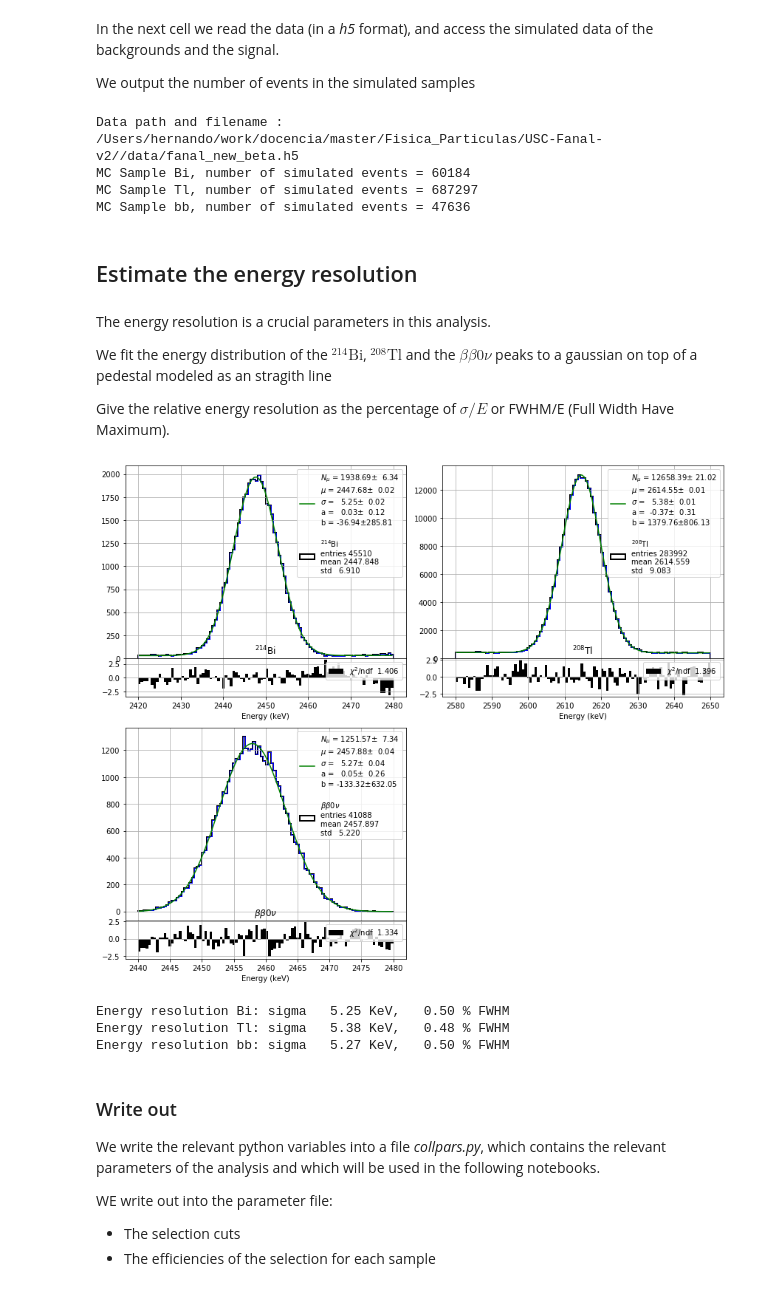
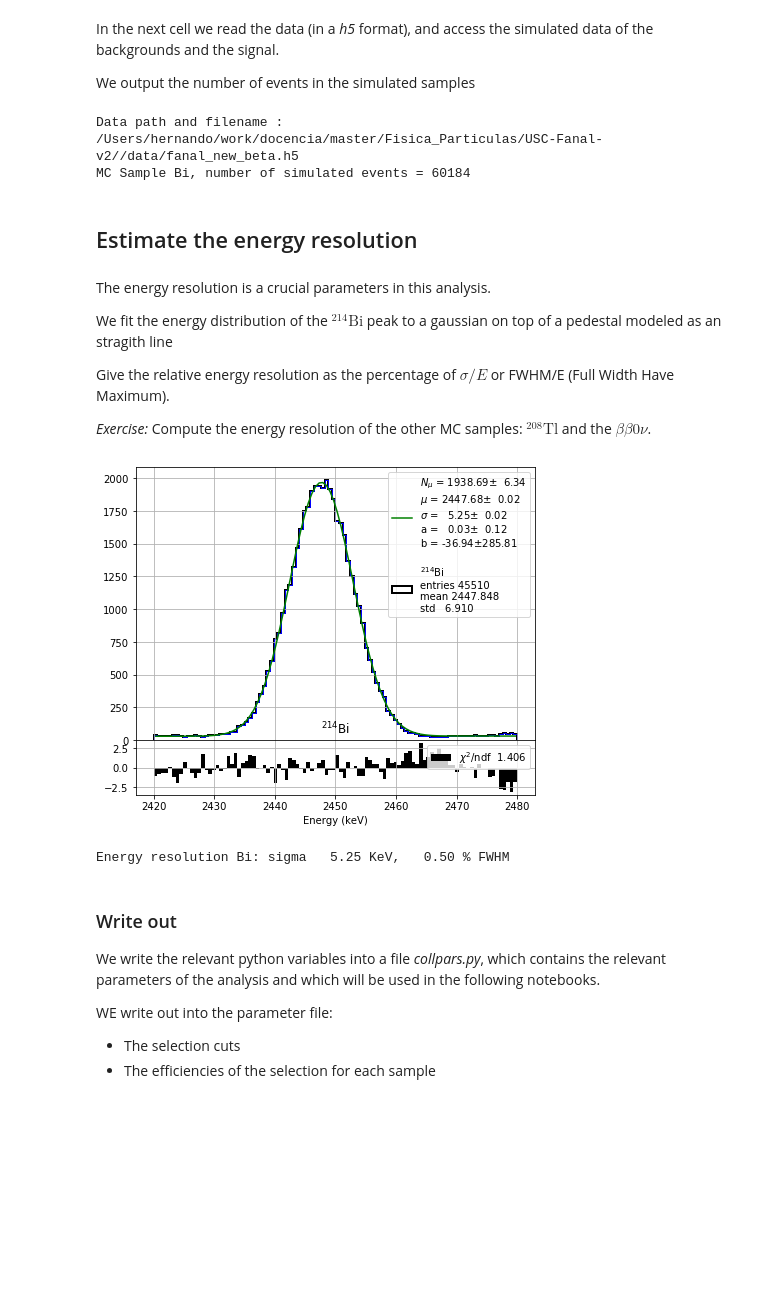
Before and after one commit to jahernando/USC-Fanal-v2, a Jupyter notebook: notebooks/guide/fanal_energy_resolution.ipynb, the cells around one changed output. Drawn from its saved outputs; the diff is of its cells as text; code cells hidden in the pictures; blank space fills up the shorter version.

```diff
--- a/notebooks/guide/fanal_energy_resolution.ipynb
+++ b/notebooks/guide/fanal_energy_resolution.ipynb
@@ -62,56 +65,54 @@ print('Data path and filename : ', dirpath + filename)
 
 # access the simulated data (DataFrames) for the different samples (Bi, Tl, bb) located in the data file
 mcbi = pd.read_hdf(dirpath + filename, key = 'mc/bi214')
-mctl = pd.read_hdf(dirpath + filename, key = 'mc/tl208')
-mcbb = pd.read_hdf(dirpath + filename, key = 'mc/bb0nu')
+#mctl = pd.read_hdf(dirpath + filename, key = 'mc/tl208')
+#mcbb = pd.read_hdf(dirpath + filename, key = 'mc/bb0nu')
 
 # set the names of the samples
 # set the names of the samples
-mc_samples         = [mcbi, mctl, mcbb] # list of the mc DFs
-sample_names       = ['Bi', 'Tl', 'bb']
-sample_names_latex = [ r'$^{214}$Bi', r'$^{208}$Tl', r'$\beta\beta0\nu$',] # str names of the mc samples
+mc_samples         = [mcbi,] # list of the mc DFs
+sample_names       = ['Bi',]
+sample_names_latex = [ r'$^{214}$Bi',] # str names of the mc samples
 
 for i, mc in enumerate(mc_samples):
     print('MC Sample {:s}, number of simulated events = {:d}'.format(sample_names[i], len(mc)))
 # %% [output]
 Data path and filename :  /Users/hernando/work/docencia/master/Fisica_Particulas/USC-Fanal-v2//data/fanal_new_beta.h5
 MC Sample Bi, number of simulated events = 60184
-MC Sample Tl, number of simulated events = 687297
-MC Sample bb, number of simulated events = 47636
 # %% [markdown]
 ## Estimate the energy resolution
 # %% [markdown]
 The energy resolution is a crucial parameters in this analysis.
 
-We fit the energy distribution of the $^{214}\mathrm{Bi}$, $^{208}\mathrm{Tl}$ and the $\beta\beta0\nu$ peaks to a gaussian on top of a pedestal modeled as an stragith line
+We fit the energy distribution of the $^{214}\mathrm{Bi}$ peak to a gaussian on top of a pedestal modeled as an stragith line
 
 Give the relative energy resolution as the percentage of $\sigma/E$ or FWHM/E (Full Width Have Maximum).
+
+*Exercise:* Compute the energy resolution of the other MC samples: $^{208}\mathrm{Tl}$ and the $\beta\beta0\nu$.
 # %%
-eranges = ((2420., 2480.), (2580, 2650), (2440, 2480))
-fitfuns = ('gausline', 'gausline', 'gausline')
-guesses =((10e3, 2445., 20., 0., 300.), (50e3, 2615., 20., 0., 1.), (50e3, 2458., 20., 0., 0.))
+eranges = ((2420., 2480.),)
+fitfuns = ('gausline',)
+guesses =((10e3, 2445., 20., 0., 300.),)
 
 subplot = pltext.canvas(4)
 
 resolutions = []
 for i, mc in enumerate(mc_samples):
     sample = sample_names_latex[i]
     subplot(i + 1)
     pltext.hist   (1e3 * mc.E, 100, range = eranges[i], label = sample, lw = 2);
     pars, _, _, _ = pltext.hfitres(1e3 * mc.E, 100, range = eranges[i], fun = fitfuns[i], guess = guesses[i],)
     resolutions.append((pars[2], pars[1])) # stores mu and sigma from the fit!
     plt.xlabel('Energy (keV)'); plt.title(sample)
 plt.tight_layout();
 # %% [output]
-[figure, old version]
+[figure, new version]
 # %%
 for i, pars in enumerate(resolutions):
     sigma, fwhm = pars[0], 100 * 2.35 * pars[0]/pars[1]
     print('Energy resolution {:s}: sigma {:6.2f} KeV, {:6.2f} % FWHM'.format(sample_names[i], sigma, fwhm))
 # %% [output]
 Energy resolution Bi: sigma   5.25 KeV,   0.50 % FWHM
-Energy resolution Tl: sigma   5.38 KeV,   0.48 % FWHM
-Energy resolution bb: sigma   5.27 KeV,   0.50 % FWHM
 # %% [markdown]
 ### Write out
 
```
Also changed, not shown: parts of 2 cells of this notebook, 6 other files.
